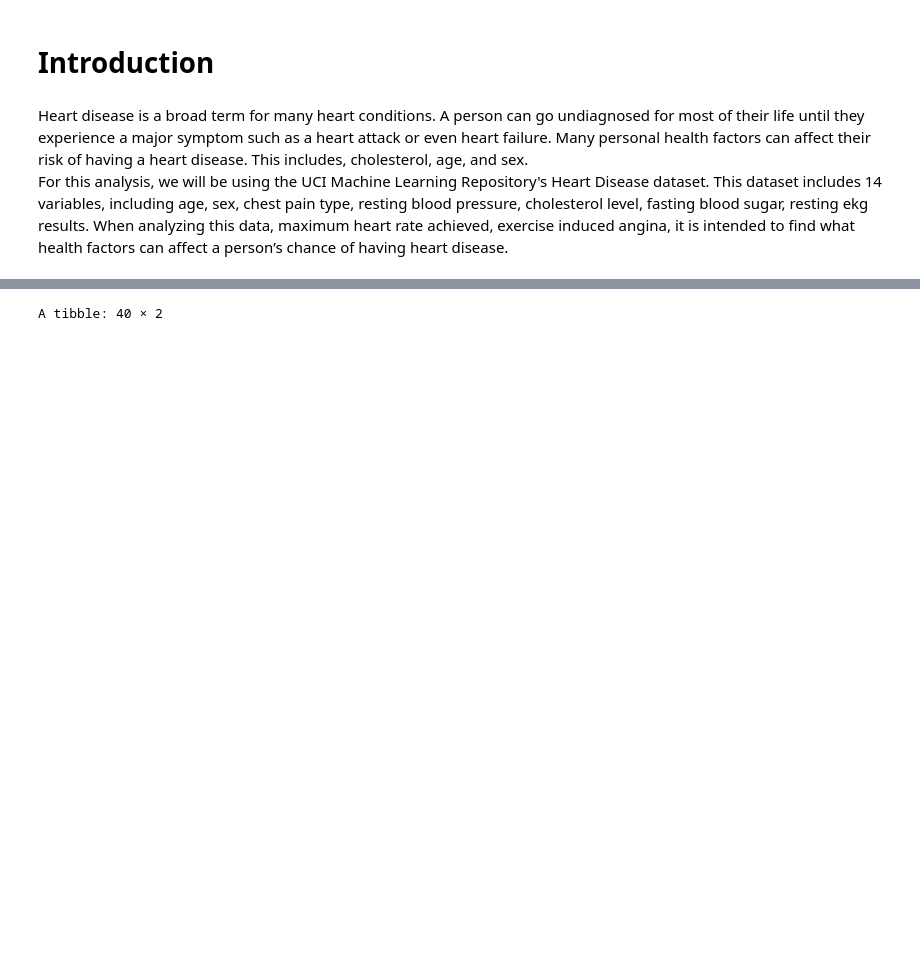
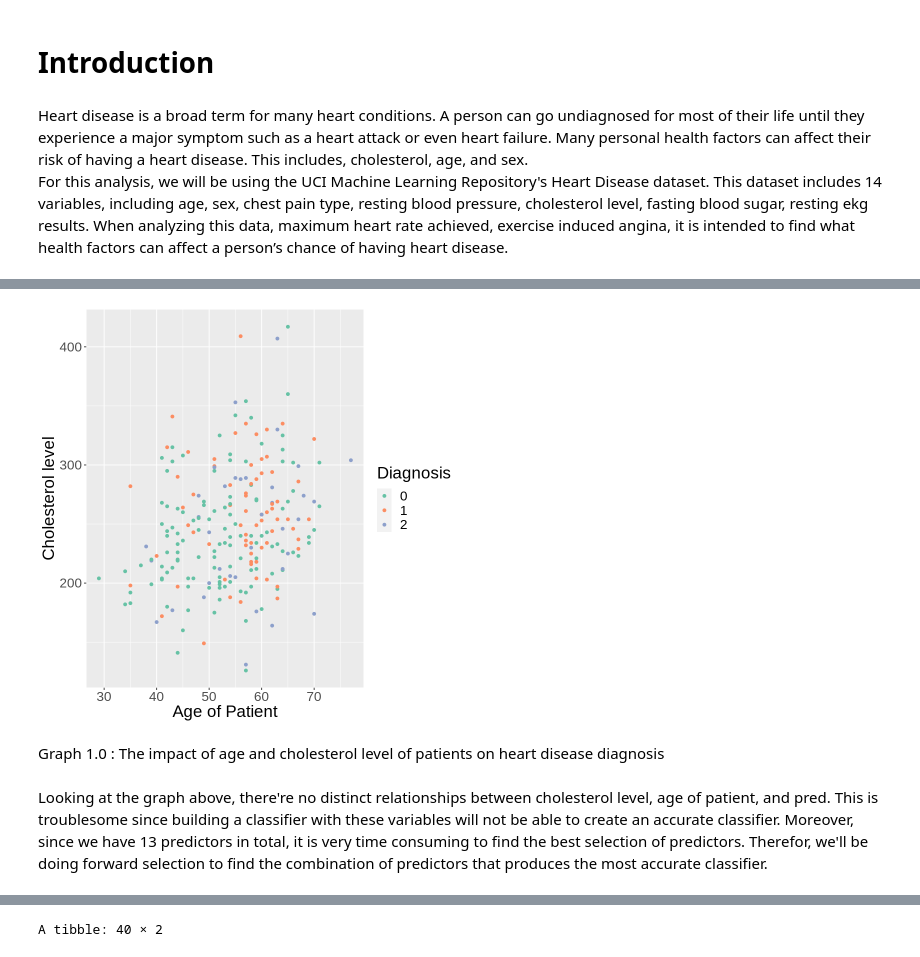
Before and after one commit to 19Lefoue/Heart_disease, a Jupyter notebook: Heart_disease.ipynb, the cells around one changed output, grey strips where cells are left out. Saved outputs shown, nothing was run; the diff lists cells and outputs as text; code cells hidden in the pictures; blank space fills up the shorter version.

```diff
--- a/Heart_disease.ipynb
+++ b/Heart_disease.ipynb
@@ -119,0 +181,19 @@ A tibble: 225 × 14
+# %%
+#creating the scattered plot
+heart_disease_plot<-ggplot(disease_num_train, aes(x = age, y = chol, color = as_factor(pred))) +
+geom_point() +
+labs(x = "Age of Patient",
+y = "Cholesterol level",
+color = "Diagnosis") +
+theme(text = element_text(size = 20)) +
+scale_color_brewer(palette = "Set2")
+
+
+
+heart_disease_plot
+# %% [output]
+[figure, added]
+# %% [markdown]
+Graph 1.0 : The impact of age and cholesterol level of patients on heart disease diagnosis
+# %% [markdown]
+Looking at the graph above, there're no distinct relationships between cholesterol level, age of patient, and pred. This is troublesome since building a classifier with these variables will not be able to create an accurate classifier. Moreover, since we have 13 predictors in total, it is very time consuming to find the best selection of predictors. Therefor, we'll be doing forward selection to find the combination of predictors that produces the most accurate classifier.
```
Also changed, not shown: parts of 26 cells of this notebook.
